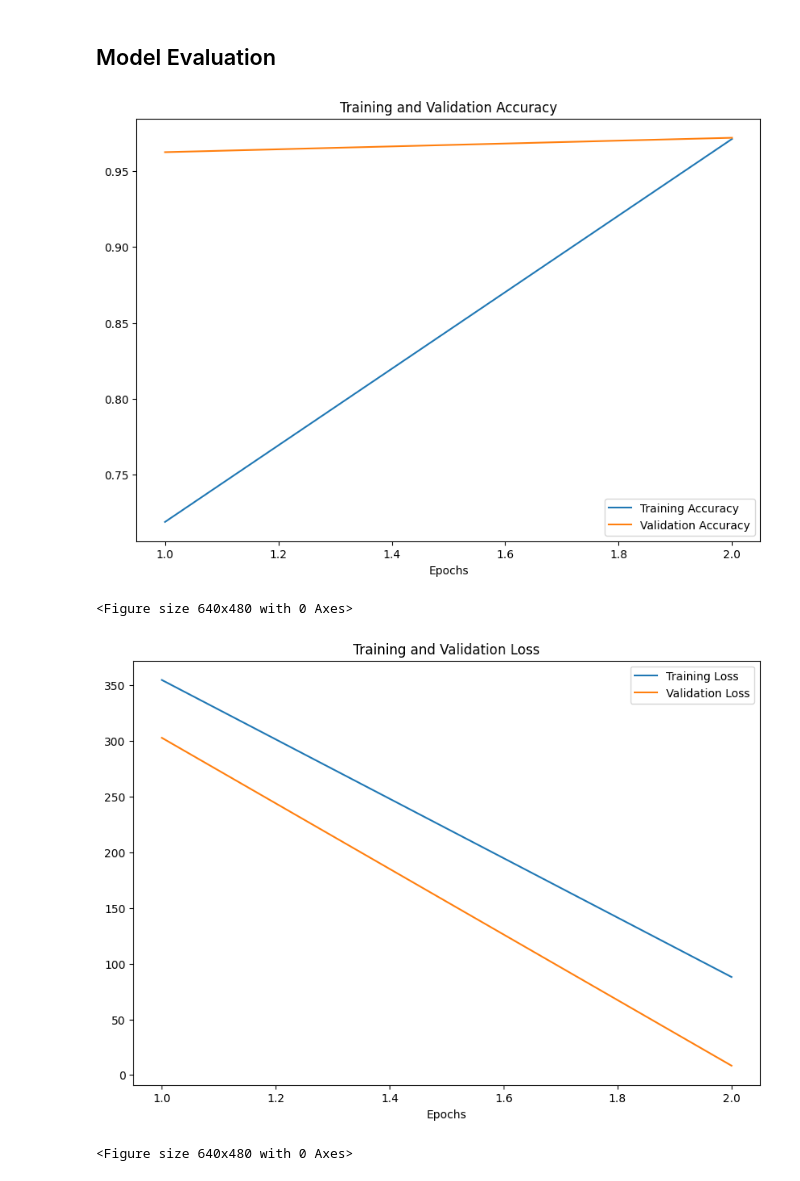
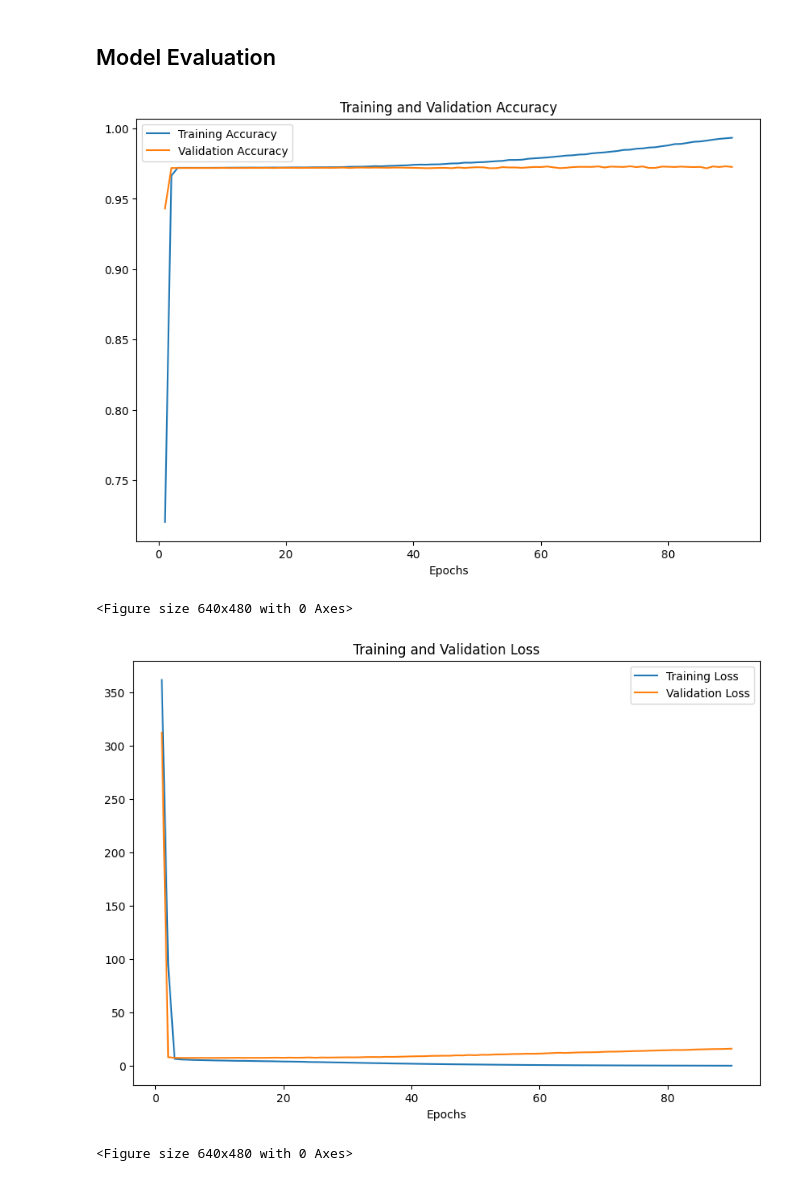
Before and after one commit to OlivesnPink/CompHealthAndMedFinal, a Jupyter notebook: InceptionExperiments.ipynb, the cells around one changed output. Drawn from its saved outputs; the diff is of its cells as text; code cells hidden in the pictures.

```diff
--- a/InceptionExperiments.ipynb
+++ b/InceptionExperiments.ipynb
@@ -124,20 +125,20 @@ tensor([   3.7833,    4.0633,   17.9349,    5.1185,   12.9130,   18.1617,
 # %%
 evaluator = ModelEvaluator(
     training_loader,
     validation_loader,
     testing_loader,
     criterion,
     optimizer,
     device
 )
 
-results = evaluator.train(model, 2)
+results = evaluator.train(model, 90)
 results.show_accuracies()
 results.show_losses()
 # %% [output]
-[figure, old version]
+[figure, new version]
 <Figure size 640x480 with 0 Axes>
-[figure, old version]
+[figure, new version]
 <Figure size 640x480 with 0 Axes>
 # %%
 matrices = evaluator.test(model)
```
Also changed, not shown: parts of 3 cells of this notebook.
